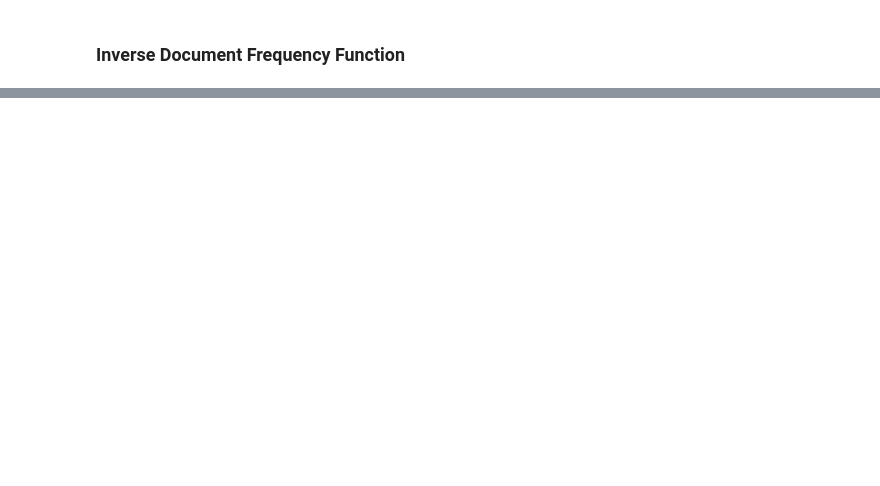
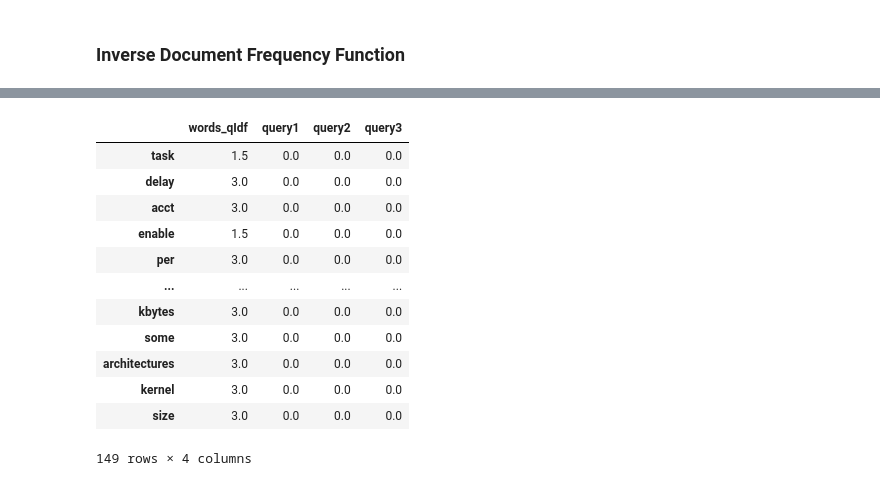
Before and after one commit to weiminn/IS706-Assignment2, a Jupyter notebook: code.ipynb, the cells around one changed output, grey strips where cells are left out. Saved outputs shown, nothing was run; the diff lists cells and outputs as text; code cells hidden in the pictures; blank space fills up the shorter version.

```diff
--- a/code.ipynb
+++ b/code.ipynb
@@ -120,0 +186,4 @@ inverseDocumentFrequency('document23.txt')
+# %%
+for k,v in allTerms['bypass'].items():
+    if v !=0:
+        print(k,v)
@@ -120,0 +194,28 @@ inverseDocumentFrequency('document23.txt')
+# %%
+queryDict = {q:0 for q in queryNames}
+# %%
+allQuery = {}
+
+for queryName in queryNames:
+    with open(queryName, 'r') as f:
+        print('Processing', queryName)
+        for line in f:
+            withoutCurly1 = line.replace('{', '')
+            withoutCurly2 = withoutCurly1.replace('}', '')
+            withoutEqual = withoutCurly2.replace('=', ' ')
+            withoutBar = withoutEqual.replace('|', '')
+            withoutAt = withoutBar.replace('@','')
+            withoutPlus = withoutAt.replace('+',' ')
+            withoutMinus = withoutPlus.replace('-',' ')
+            withoutParan = withoutMinus.replace('(','').replace(')','')
+            withoutSigns = withoutParan.replace('<','').replace('>','')
+            withoutSymbols = withoutSigns.replace('_',' ').replace('/',' ').replace(':', ' ').replace('"', '').replace('\'','').replace('.',' ')
+            terms = withoutSymbols.split()
+
+            for term in terms:
+                if not term.isnumeric() and term != '':
+                    term = term.lower()
+                    if term not in allQuery:
+                        allQuery[term] = copy.deepcopy(queryDict)
+
+                    allQuery[term][queryName] = allQuery[term][queryName] + 1
@@ -120,0 +251,4 @@ inverseDocumentFrequency('document23.txt')
+# %%
+n = len(queryNames)
+qIdf={k:(n/(sum([1 for e in v.values() if e != 0]))) for k,v in  allQuery.items()}
+qIdf
@@ -120,0 +273,23 @@ inverseDocumentFrequency('document23.txt')
+# %%
+zeroes = [0.0]*len(qIdf)
+temp={'words_qIdf':qIdf.values()}
+for d in queryNames:
+    temp[d.strip('.txt')] = zeroes
+
+q_df = pd.DataFrame(temp, index=qIdf.keys())
+
+q_df
+# %% [output]
+|  | words_qIdf | query1 | query2 | query3 |
+| task | 1.5 | 0.0 | 0.0 | 0.0 |
+| delay | 3.0 | 0.0 | 0.0 | 0.0 |
+| acct | 3.0 | 0.0 | 0.0 | 0.0 |
+| enable | 1.5 | 0.0 | 0.0 | 0.0 |
+| per | 3.0 | 0.0 | 0.0 | 0.0 |
+| ... | ... | ... | ... | ... |
+| kbytes | 3.0 | 0.0 | 0.0 | 0.0 |
+| some | 3.0 | 0.0 | 0.0 | 0.0 |
+| architectures | 3.0 | 0.0 | 0.0 | 0.0 |
+| kernel | 3.0 | 0.0 | 0.0 | 0.0 |
+| size | 3.0 | 0.0 | 0.0 | 0.0 |
+149 rows × 4 columns
```
Also changed, not shown: parts of 22 cells of this notebook.
